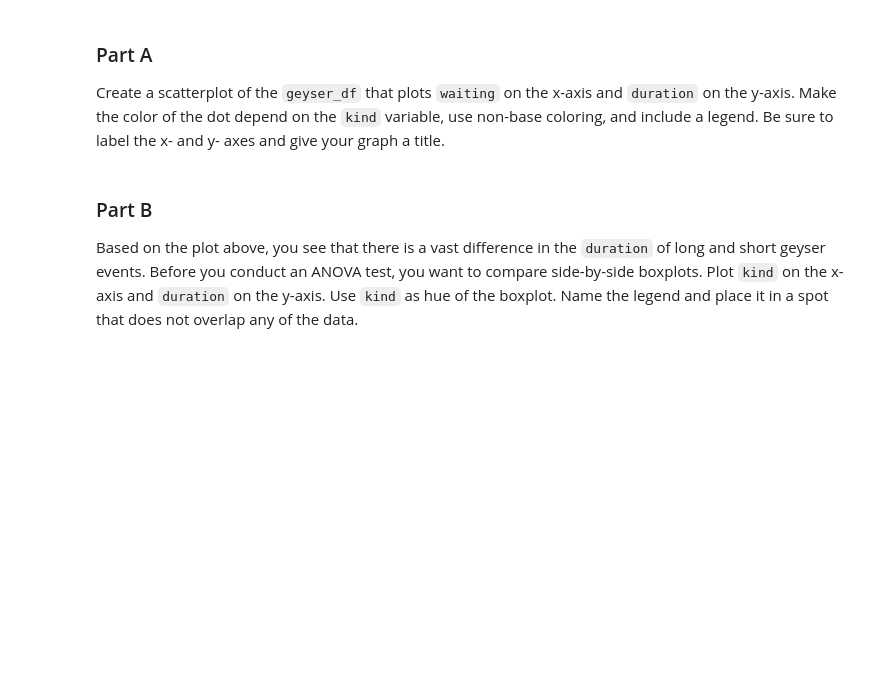
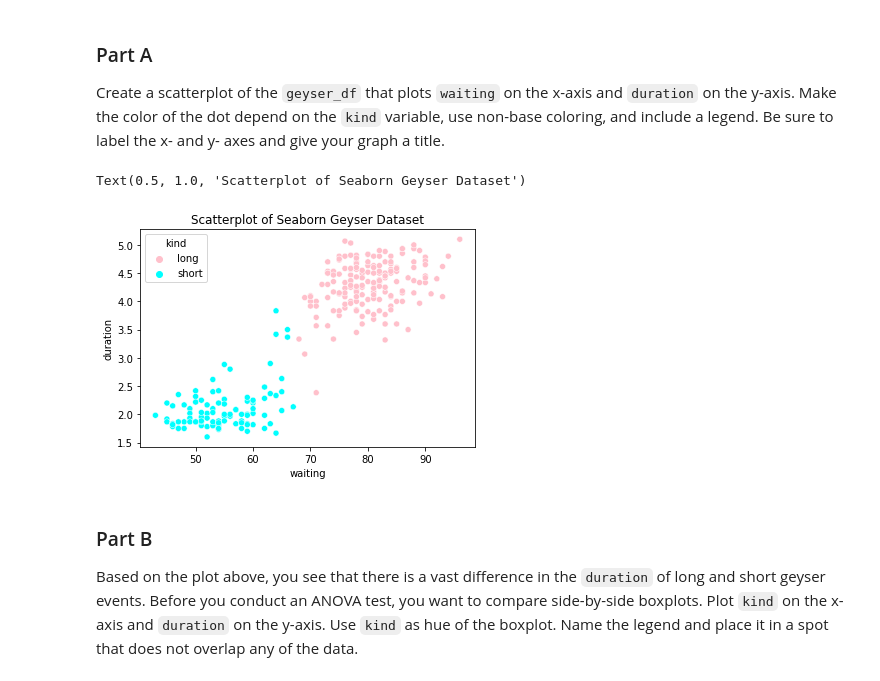
Before and after one commit to mikayla-eckelcifrese/JupyterLabRepository, a Jupyter notebook: lab4.ipynb, the cells around one changed output. Cells and saved outputs as stored; diff of their text form; code cells hidden in the pictures; blank space fills up the shorter version.

```diff
--- a/lab4.ipynb
+++ b/lab4.ipynb
@@ -22,3 +35,10 @@ x =
+# %%
+sns.set_palette( ('pink', 'cyan') )
+scatterplot = sns.scatterplot(data = geyser_df, x = 'waiting', y = 'duration', hue = 'kind')
+scatterplot.set_title("Scatterplot of Seaborn Geyser Dataset")
+# %% [output]
+Text(0.5, 1.0, 'Scatterplot of Seaborn Geyser Dataset')
+[figure, added]
 # %% [markdown]
 ### Part B
 
```
Also changed, not shown: parts of 4 cells of this notebook.
